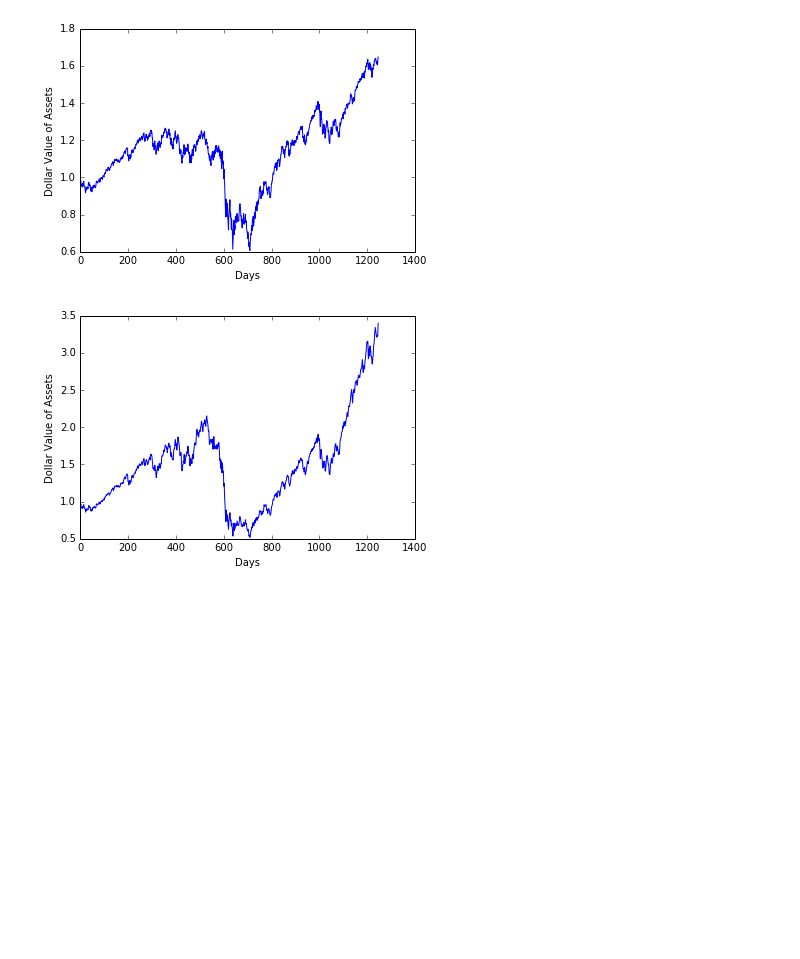
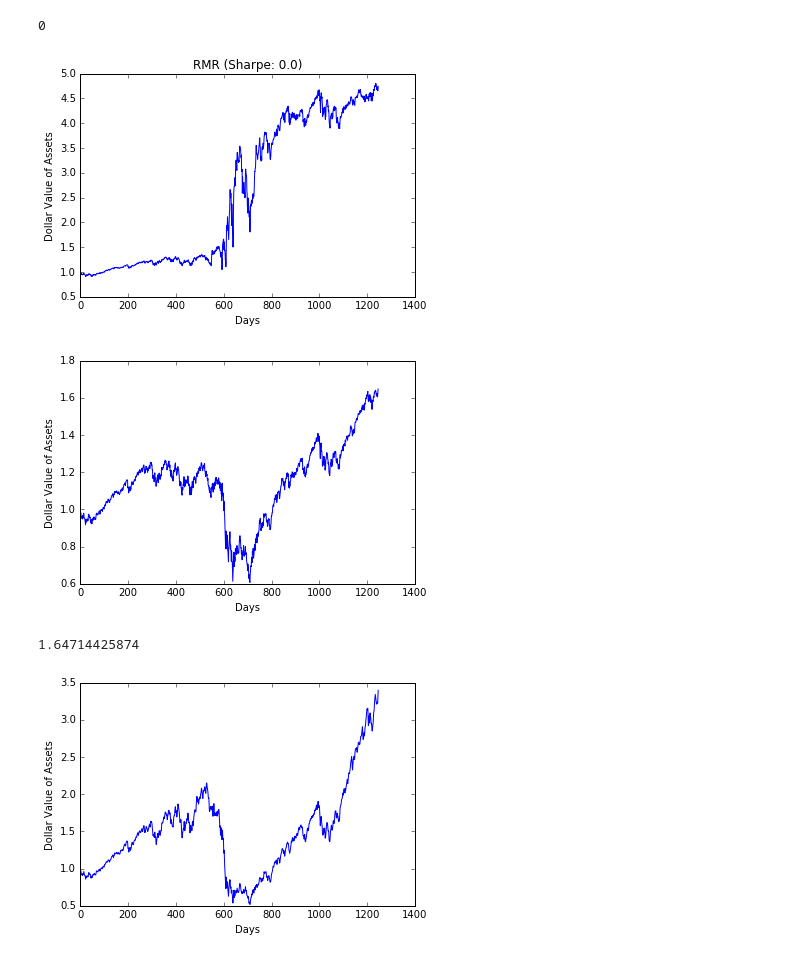
Before and after one commit to nmchaves/stock-portfolio-selection, a Jupyter notebook: ipython_notebook/performance_comparison.ipynb, the cells around one changed output. Drawn from its saved outputs; the diff is of its cells as text; code cells hidden in the pictures; blank space fills up the shorter version.

```diff
--- a/ipython_notebook/performance_comparison.ipynb
+++ b/ipython_notebook/performance_comparison.ipynb
@@ -14,15 +14,46 @@ def get_float_array_from_file(path):
     for line in f:
         return map(float, line.split('\t'))
         break
+    f.close()
+
+def get_results(path):
+
+    f = open(path)
+    for (i, line) in enumerate(f):
+        line = line.rstrip()
+        dollars = map(float, line.split('\t'))
+        return dollars
+        """
+        if i==0:
+            sharpe_ratio = line.split(' ')[-1]
+        else:
+            print 'a'
+            dollars = map(float, line.split('\t'))
+            return sharpe_ratio, dollars
+        """
+        break
+# %%
+# RMR
+rmr_sharpe = 0.0
+rmr_dollars_over_time = get_results('../results/new/rmr.txt')
+plt.plot(rmr_dollars_over_time)
+plt.title('RMR (Sharpe: ' + str(rmr_sharpe) + ')')
+plt.ylabel('Dollar Value of Assets')
+plt.xlabel('Days')
+plt.show()
+# %% [output]
+0
+[figure, added]
 # %%
 # Uniform Constant Rebalancing
-ucr_dollars_over_time = get_float_array_from_file('../results/const_rebalancing_dollars_over_time.txt')
+ucr_dollars_over_time = get_float_array_from_file('../results/newconst_rebalancing_dollars_over_time.txt')
 plt.plot(ucr_dollars_over_time)
 plt.ylabel('Dollar Value of Assets')
 plt.xlabel('Days')
 plt.show()
 # %% [output]
 [figure]
+1.64714425874
 # %%
 # Uniform Buy and Hold
 ubah_dollars_over_time = get_float_array_from_file('../results/uniform_buy_and_hold_dollars_over_time.txt')
```
Also changed, not shown: parts of 3 cells of this notebook, 14 other files.
